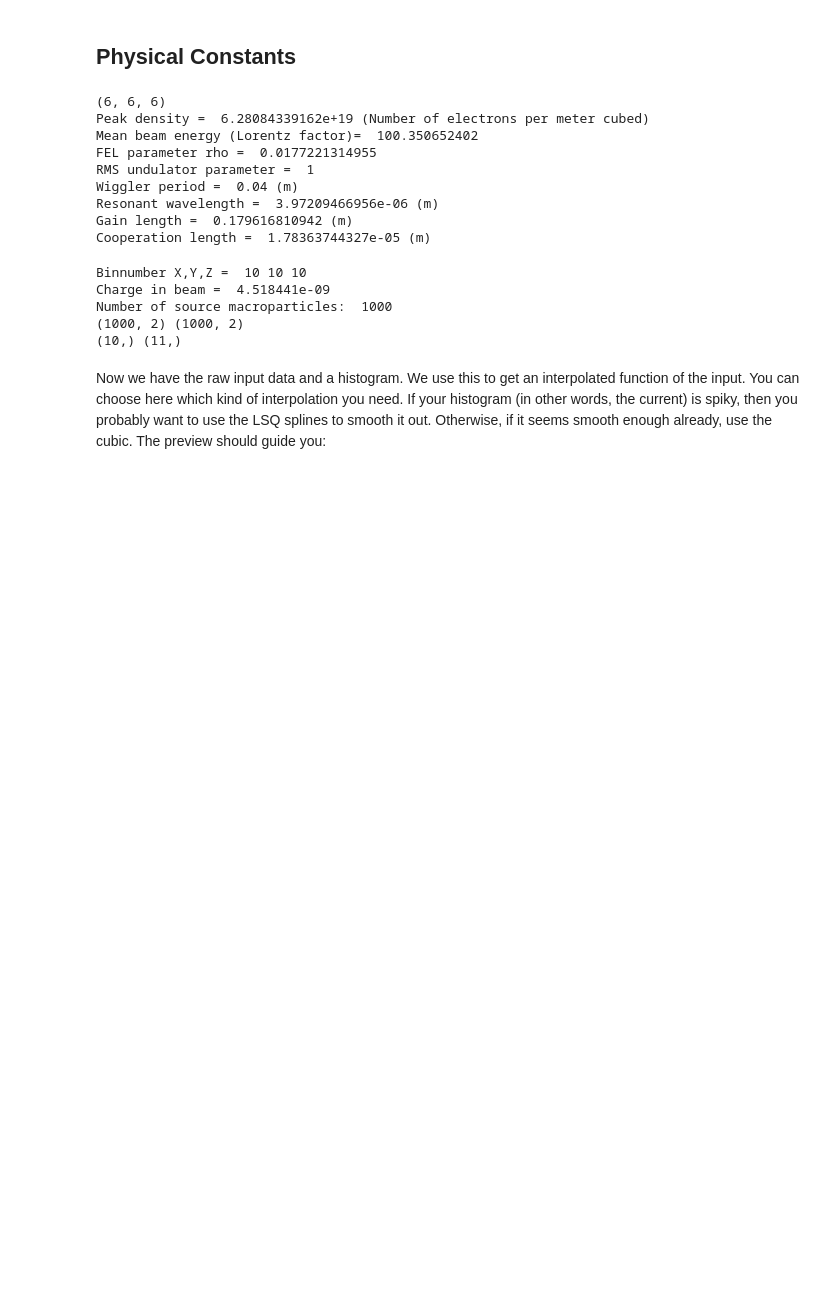
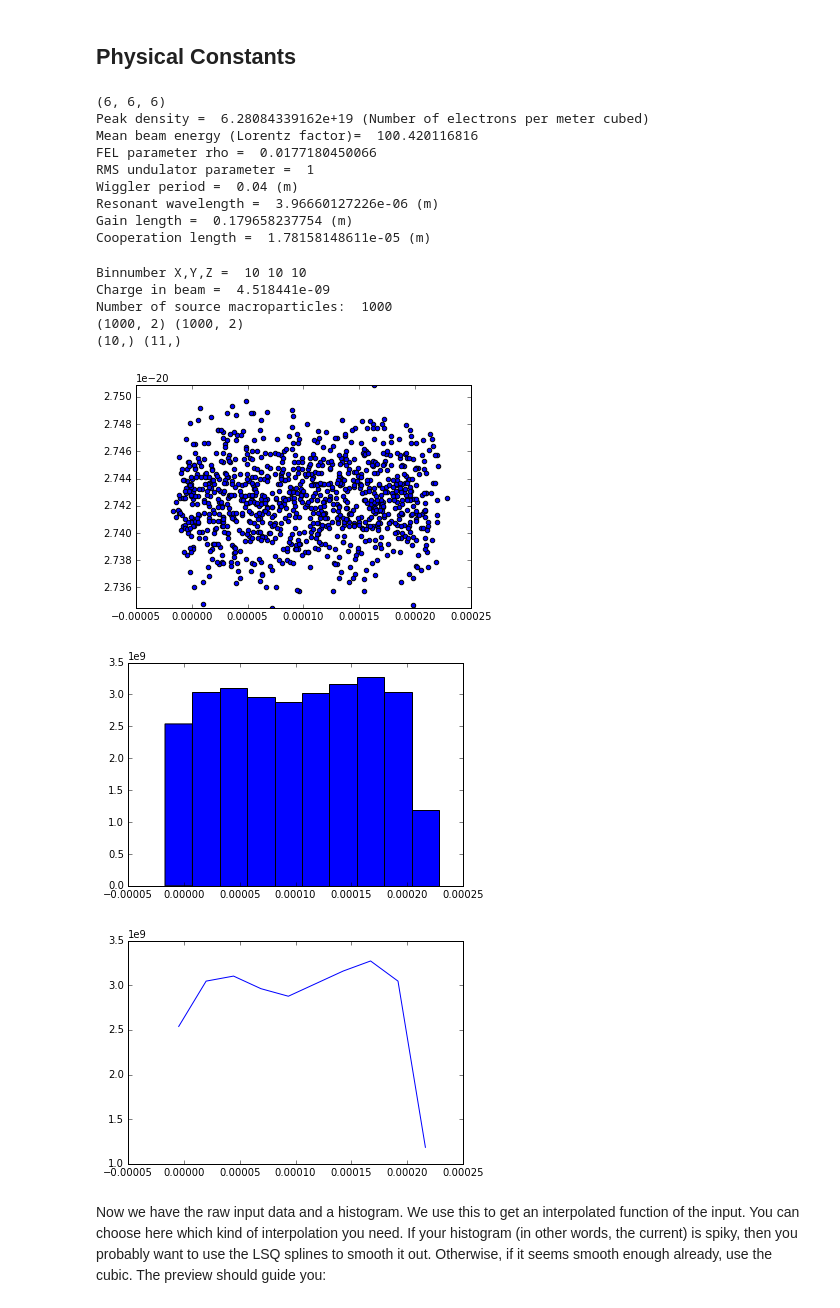
Before and after one commit to UKFELs/FXFEL, a Jupyter notebook: SI5/CDF/conditioner.ipynb, the cells around one changed output. Drawn from its saved outputs; the diff is of its cells as text; code cells hidden in the pictures; blank space fills up the shorter version.

```diff
--- a/SI5/CDF/conditioner.ipynb
+++ b/SI5/CDF/conditioner.ipynb
@@ -31,7 +32,7 @@ e_ch=1.602e-19
 Pi=3.1415
 k_u=157.075
 a_u=1
-c=3.0e+8
+c=2.99792458e+8
 m=9.11e-31
 e_0=8.854E-12
 
@@ -102,13 +103,13 @@ print 'Cooperation length = ', Lc, '(m)'
 # %% [output]
 (6, 6, 6)
 Peak density =  6.28084339162e+19 (Number of electrons per meter cubed)
-Mean beam energy (Lorentz factor)=  100.350652402
-FEL parameter rho =  0.0177221314955
+Mean beam energy (Lorentz factor)=  100.420116816
+FEL parameter rho =  0.0177180450066
 RMS undulator parameter =  1
 Wiggler period =  0.04 (m)
-Resonant wavelength =  3.97209466956e-06 (m)
-Gain length =  0.179616810942 (m)
-Cooperation length =  1.78363744327e-05 (m)
+Resonant wavelength =  3.96660127226e-06 (m)
+Gain length =  0.179658237754 (m)
+Cooperation length =  1.78158148611e-05 (m)
 # %%
 # number_of_bins=int((size_z/Lc)*1.10)
 number_of_bins=10
@@ -151,7 +152,8 @@ DensityFactor=1000
 
 #Calculate total charge
 TotalNumberOfElectrons=np.sum(mA_WGHT)
-print 'Charge in beam = ',TotalNumberOfElectrons*e_ch
+ch_tot = TotalNumberOfElectrons*e_ch
+print 'Charge in beam = ',ch_tot
 print 'Number of source macroparticles: ',len(mB_X)
 
 # Set desired particle number per slice - best to set the number that will give
@@ -190,33 +192,40 @@ print np.shape(Hz),np.shape(edges_Z)
 #data= np.vstack((m_X.ravel(),m_Z.ravel())).T
 #x, y = data.T
 #nbins=20
 #k = kde.gaussian_kde(data.T,weights=mB_WGHT[:])
 #xi, yi = np.mgrid[x.min():x.max():nbins*1j, y.min():y.max():nbins*1j]
 #zi = k(np.vstack([xi.flatten(), yi.flatten()]))
 #plt.pcolormesh(xi, yi, zi.reshape(xi.shape))
 #plt.show()
 
 #XZarr=np.zeros(((len(edges_XZ[0])-1)*(len(edges_XZ[1])-1),3))
 #YZarr=np.zeros(((len(edges_YZ[0])-1)*(len(edges_YZ[1])-1),3))
 
 plt.scatter(mA_Z, mA_PZ)
+axes = plt.gca()
+# axes.set_xlim([min(mA_Z),max(mA_Z)])
+axes.set_ylim([min(mA_PZ),max(mA_PZ)])
+axes.set_xlim(-0.00005,0.00025)
 plt.show()
 
 plt.hist(m_Z, bins = binnumber_Z,normed=False,weights=m_WGHT.flat)
 plt.show()
 
 dz = edges_Z[1] - edges_Z[0]
 pts_z = edges_Z + 0.5*dz
 pts_z = pts_z[0:-1]
 
 plt.plot(pts_z, Hz)
 plt.show()
 # %% [output]
 Binnumber X,Y,Z =  10 10 10
 Charge in beam =  4.518441e-09
 Number of source macroparticles:  1000
 (1000, 2) (1000, 2)
 (10,) (11,)
+[figure, added]
+[figure, added]
+[figure, added]
 # %% [markdown]
 Now we have the raw input data and a histogram. We use this to get an interpolated function of the input. You can choose here which kind of interpolation you need. If your histogram (in other words, the current) is spiky, then you probably want to use the LSQ splines to smooth it out. Otherwise, if it seems smooth enough already, use the cubic. The preview should guide you:
 # %%
```
Also changed, not shown: parts of 5 cells of this notebook.
